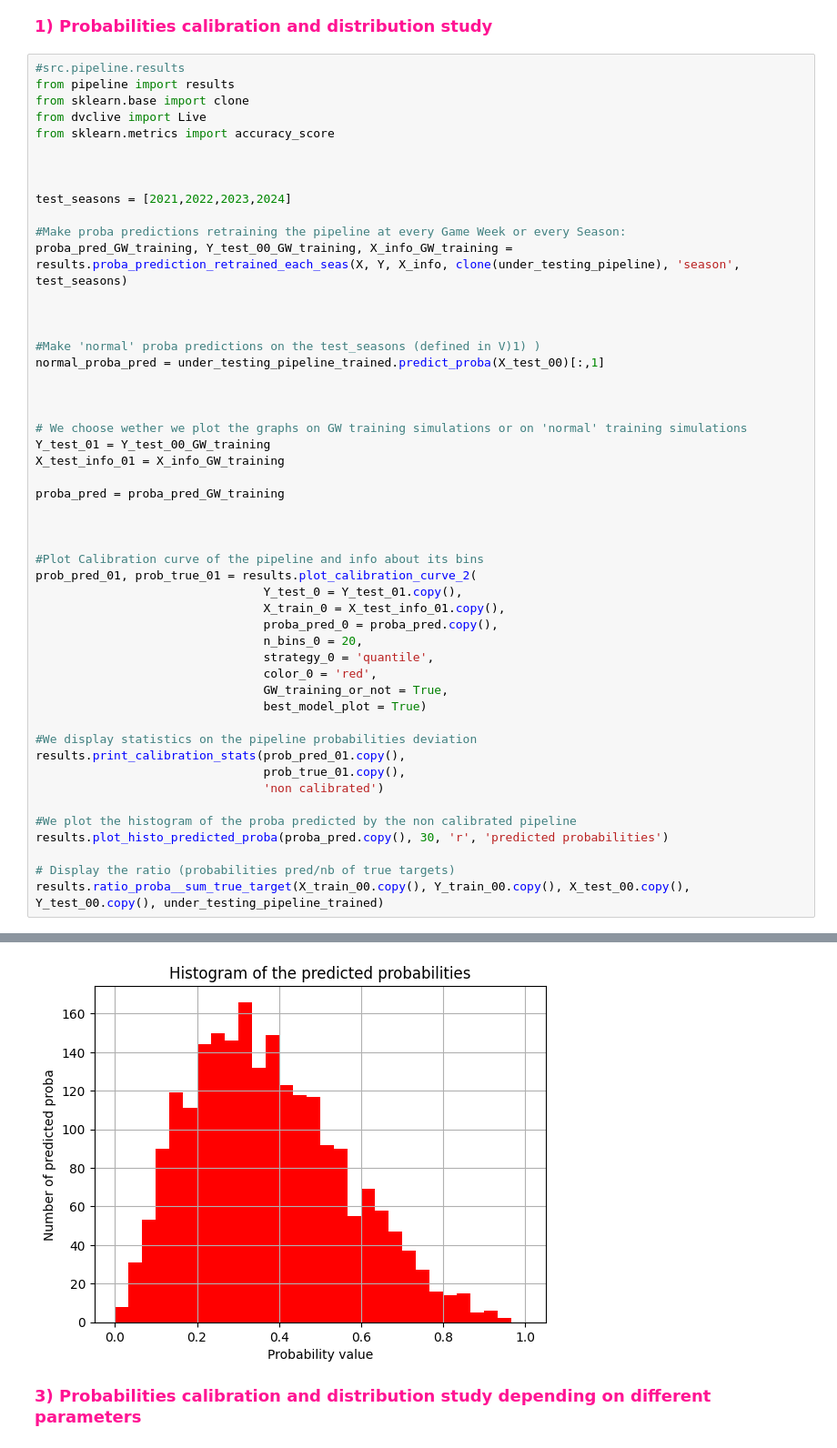
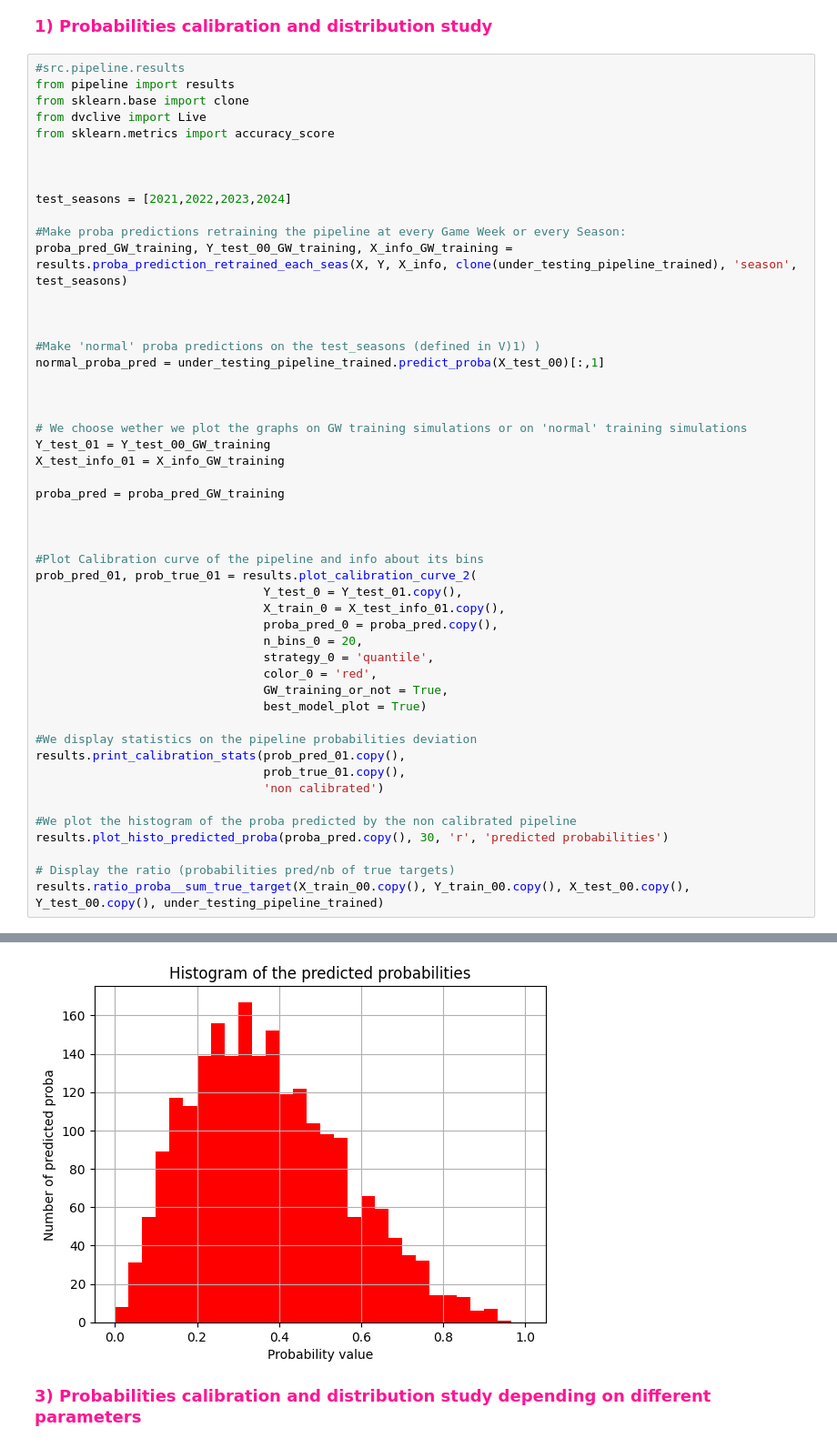
Before and after one commit to luc-polo/Football-probabilities-prediciton, a Jupyter notebook: notebooks/pipeline_test.ipynb, the cells around one changed output, grey strips where cells are left out. Shown at 91% size. Drawn from its saved outputs; the diff is of its cells as text.

```diff
--- a/notebooks/pipeline_test.ipynb
+++ b/notebooks/pipeline_test.ipynb
@@ -78,7 +74,7 @@ from sklearn.metrics import accuracy_score
 test_seasons = [2021,2022,2023,2024]
 
 #Make proba predictions retraining the pipeline at every Game Week or every Season:
-proba_pred_GW_training, Y_test_00_GW_training, X_info_GW_training = results.proba_prediction_retrained_each_seas(X, Y, X_info, clone(under_testing_pipeline), 'season', test_seasons)
+proba_pred_GW_training, Y_test_00_GW_training, X_info_GW_training = results.proba_prediction_retrained_each_seas(X, Y, X_info, clone(under_testing_pipeline_trained), 'season', test_seasons)
 
 
 
@@ -139,4 +135,4 @@ Le rapport de la somme des proba prédites sur la somme de true target est 0.988
-[figure, old version]
+[figure, new version]
 # %% [markdown]
 <span style="color:#FF1493;"> <strong> <font size="4">3) Probabilities calibration and distribution study depending on different parameters
 # %%
```
Also changed, not shown: parts of 8 cells of this notebook, 4 other files.
